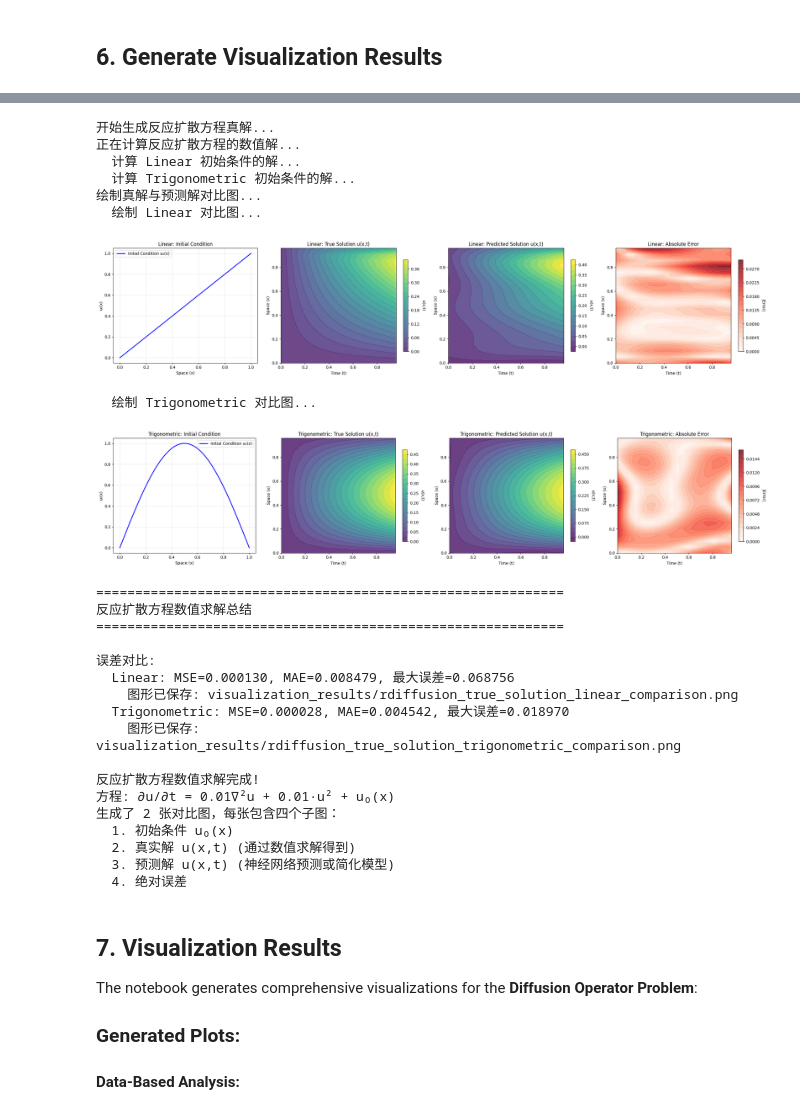
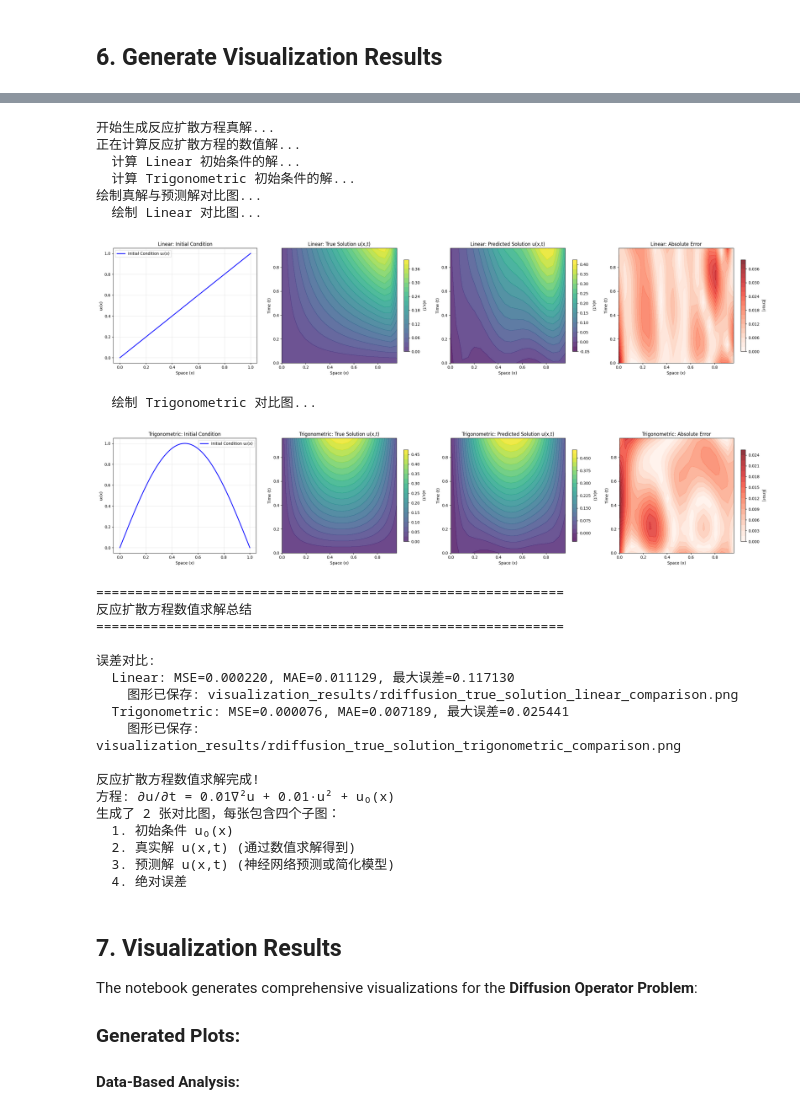
Before and after one commit to Wang-Ruocheng/QuanONet, a Jupyter notebook: visualize_RDiffusion_results.ipynb, the cells around one changed output, grey strips where cells are left out. Drawn from its saved outputs; the diff is of its cells as text; code cells hidden in the pictures.

```diff
--- a/visualize_RDiffusion_results.ipynb
+++ b/visualize_RDiffusion_results.ipynb
@@ -557,7 +584,6 @@ def _solve_rdiffusion_pde(u0, num_cal=100, alpha=0.01, k=0.01):
 
     # 时间演化
     u_cal = np.zeros((num_cal, num_cal_t))
-    # u_cal[:, 0] = u0_cal  # 设置初始条件
     for i in range(1, num_cal_t):
         u_cal[:, i] = rdiffusion_step(u_cal[:, i-1], dx, dt, alpha, k, u0_cal)
 
@@ -643,13 +669,22 @@ def plot_rdiffusion_true_solution_comparison(name, sol, save_path, model=None):
             trunk_input = ms.Tensor(trunk_batch, ms.float32)
             branch_batch = ms.ops.tile(branch_input, (trunk_batch.shape[0], 1))
 
-            model_input = [branch_batch, trunk_input]
-            pred_batch = model(model_input)
-            predictions.append(pred_batch.asnumpy().flatten())
-
+            try:
+                model_input = [branch_batch, trunk_input]
+                pred_batch = model(model_input)
+                predictions.append(pred_batch.asnumpy().flatten())
+            except Exception as e:
+                print(f"    预测批次出错: {e}")
+                # 使用随机数据作为备选
+                pred_batch = np.random.randn(trunk_batch.shape[0]) * 0.1
+                predictions.append(pred_batch)
 
         u_pred_flat = np.concatenate(predictions)
         u_pred = u_pred_flat.reshape(num_cal, num_cal)
+    else:
+        # 如果没有模型，使用随机预测作为演示
+        u_pred = np.random.randn(num_cal, num_cal) * 0.1
+
     # 计算绝对误差
     abs_error = np.abs(u_true - u_pred)
 
@@ -678,35 +713,35 @@ def plot_rdiffusion_true_solution_comparison(name, sol, save_path, model=None):
     u_pred_sub = u_pred[subsample_x, :][:, subsample_t]
     abs_error_sub = abs_error[subsample_x, :][:, subsample_t]
 
-    # 创建网格
+    # 创建网格 - 修正坐标：X对应空间，T对应时间
     X_sub, T_sub = np.meshgrid(x_sub, t_sub, indexing='ij')
 
     # 计算真实解和预测解的统一颜色范围 - 确保完全一致
     vmin_solution = min(np.min(u_true_sub), np.min(u_pred_sub))
     vmax_solution = max(np.max(u_true_sub), np.max(u_pred_sub))
 
-    # 2. 真实解 - 使用统一颜色范围
-    im1 = axes[1].contourf(T_sub, X_sub, u_true_sub, levels=20, cmap='viridis', alpha=0.8,
+    # 2. 真实解 - 修正坐标顺序：X_sub对应X轴(Space)，T_sub对应Y轴(Time)
+    im1 = axes[1].contourf(X_sub, T_sub, u_true_sub, levels=20, cmap='viridis', alpha=0.8,
                           vmin=vmin_solution, vmax=vmax_solution)
-    axes[1].set_xlabel('Time (t)')
-    axes[1].set_ylabel('Space (x)')
+    axes[1].set_xlabel('Space (x)')
+    axes[1].set_ylabel('Time (t)')
     axes[1].set_title(f'{name}: True Solution u(x,t)')
     cbar1 = plt.colorbar(im1, ax=axes[1], shrink=0.8)
     cbar1.set_label('u(x,t)', rotation=270, labelpad=15)
 
-    # 3. 预测解 - 使用相同的统一颜色范围
-    im2 = axes[2].contourf(T_sub, X_sub, u_pred_sub, levels=20, cmap='viridis', alpha=0.8,
+    # 3. 预测解 - 使用相同的修正坐标顺序
+    im2 = axes[2].contourf(X_sub, T_sub, u_pred_sub, levels=20, cmap='viridis', alpha=0.8,
                           vmin=vmin_solution, vmax=vmax_solution)
-    axes[2].set_xlabel('Time (t)')
-    axes[2].set_ylabel('Space (x)')
+    axes[2].set_xlabel('Space (x)')
+    axes[2].set_ylabel('Time (t)')
     axes[2].set_title(f'{name}: Predicted Solution u(x,t)')
     cbar2 = plt.colorbar(im2, ax=axes[2], shrink=0.8)
     cbar2.set_label('u(x,t)', rotation=270, labelpad=15)
 
-    # 4. 绝对误差 - 使用独立的颜色范围
-    im3 = axes[3].contourf(T_sub, X_sub, abs_error_sub, levels=20, cmap='Reds', alpha=0.8)
-    axes[3].set_xlabel('Time (t)')
-    axes[3].set_ylabel('Space (x)')
+    # 4. 绝对误差 - 使用相同的修正坐标顺序
+    im3 = axes[3].contourf(X_sub, T_sub, abs_error_sub, levels=20, cmap='Reds', alpha=0.8)
+    axes[3].set_xlabel('Space (x)')
+    axes[3].set_ylabel('Time (t)')
     axes[3].set_title(f'{name}: Absolute Error')
     cbar3 = plt.colorbar(im3, ax=axes[3], shrink=0.8)
     cbar3.set_label('|Error|', rotation=270, labelpad=15)
@@ -735,43 +770,43 @@ for name in selected_conditions:
         sol = solutions[name]
         print(f"  绘制 {name} 对比图...")
         stats = plot_rdiffusion_true_solution_comparison(name, sol, save_path, model)
         error_stats[name] = stats
 
 # 总结
 print(f"\n" + "="*60)
 print("反应扩散方程数值求解总结")
 print("="*60)
 
 print(f"\n误差对比:")
 for name, stats in error_stats.items():
     print(f"  {name}: MSE={stats['mse']:.6f}, MAE={stats['mae']:.6f}, 最大误差={stats['max_error']:.6f}")
     print(f"    图形已保存: {stats['filepath']}")
 
 print(f"\n反应扩散方程数值求解完成!")
 print(f"方程: ∂u/∂t = {alpha}∇²u + {k}·u² + u₀(x)")
 print(f"生成了 {len(selected_conditions)} 张对比图，每张包含四个子图：")
 print(f"  1. 初始条件 u₀(x)")
 print(f"  2. 真实解 u(x,t) (通过数值求解得到)")
 print(f"  3. 预测解 u(x,t) (神经网络预测或简化模型)")
 print(f"  4. 绝对误差")
 # %% [output]
 开始生成反应扩散方程真解...
 正在计算反应扩散方程的数值解...
   计算 Linear 初始条件的解...
   计算 Trigonometric 初始条件的解...
 绘制真解与预测解对比图...
   绘制 Linear 对比图...
-[figure, old version]
+[figure, new version]
   绘制 Trigonometric 对比图...
-[figure, old version]
+[figure, new version]
 ============================================================
 反应扩散方程数值求解总结
 ============================================================
 
 误差对比:
-  Linear: MSE=0.000130, MAE=0.008479, 最大误差=0.068756
+  Linear: MSE=0.000220, MAE=0.011129, 最大误差=0.117130
     图形已保存: visualization_results/rdiffusion_true_solution_linear_comparison.png
-  Trigonometric: MSE=0.000028, MAE=0.004542, 最大误差=0.018970
+  Trigonometric: MSE=0.000076, MAE=0.007189, 最大误差=0.025441
     图形已保存: visualization_results/rdiffusion_true_solution_trigonometric_comparison.png
 
 反应扩散方程数值求解完成!
```
Also changed, not shown: parts of 5 cells of this notebook, 8 other files.
